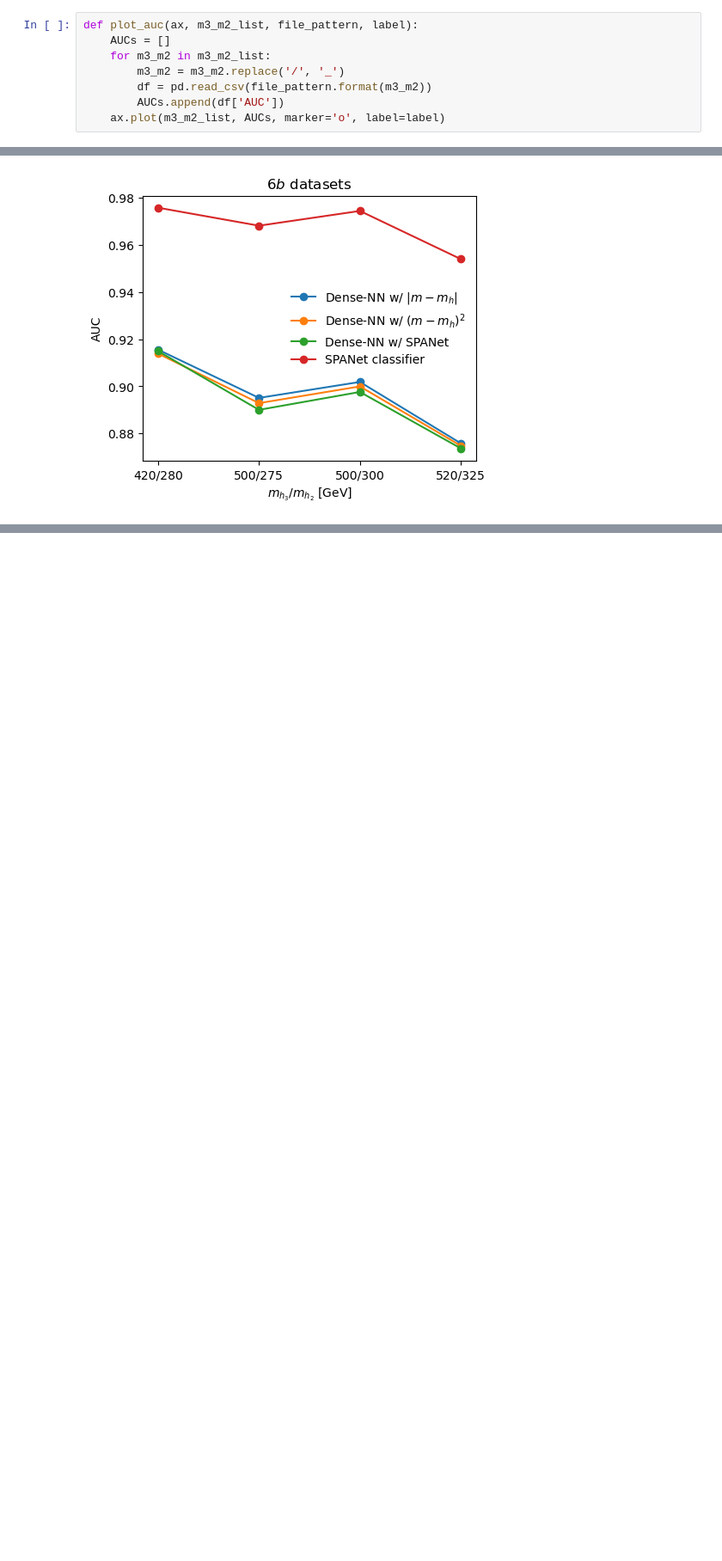
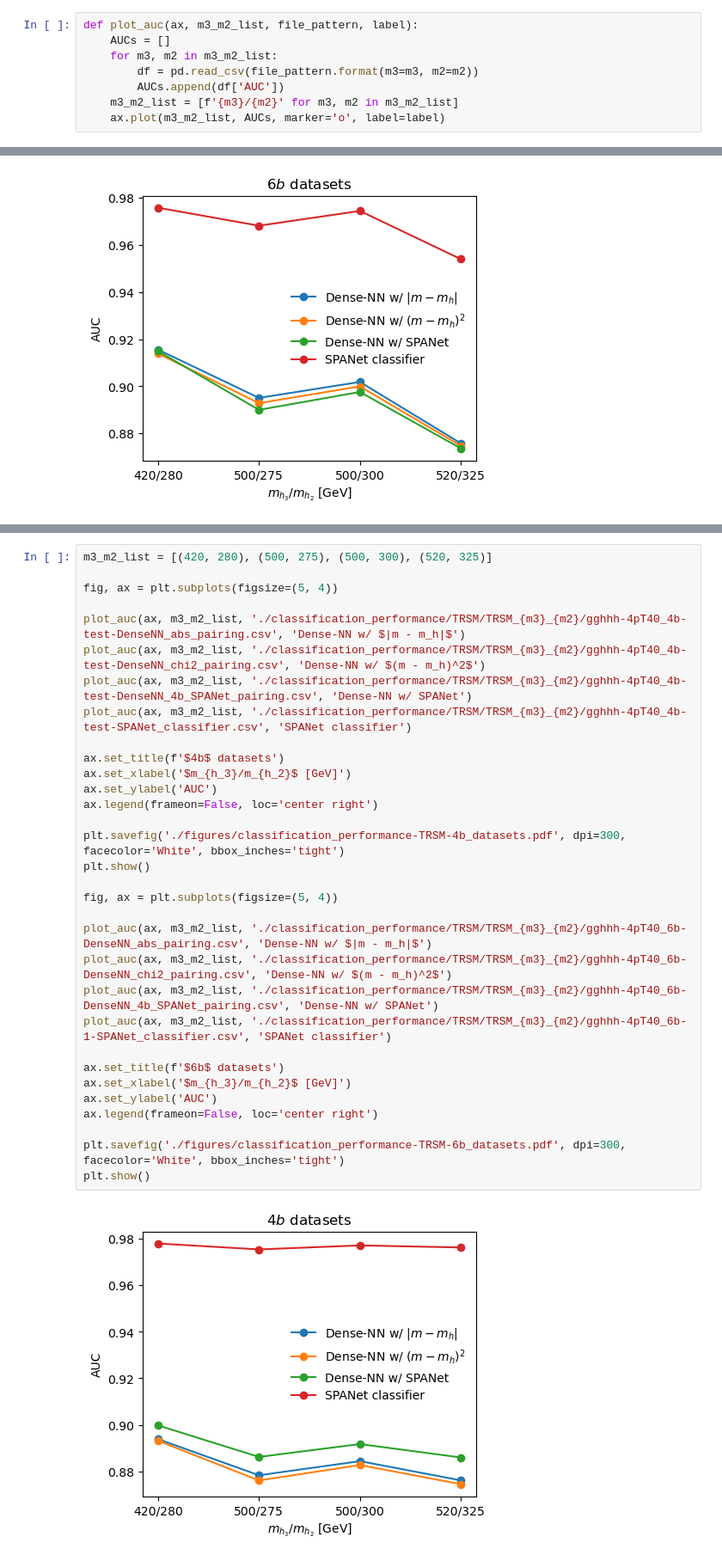
Before and after one commit to r10222035/3h6b_collider_study, a Jupyter notebook: plot_classification_performance.ipynb, the cells around one changed output, grey strips where cells are left out. Shown: that part at 86% size. Drawn from its saved outputs; the diff is of its cells as text; blank space fills up the shorter version.

Commit message:
Code: Evaluate classification performance on each mas point

```diff
--- a/plot_classification_performance.ipynb
+++ b/plot_classification_performance.ipynb
@@ -4,10 +4,10 @@ import matplotlib.pyplot as plt
 # %%
 def plot_auc(ax, m3_m2_list, file_pattern, label):
     AUCs = []
-    for m3_m2 in m3_m2_list:
-        m3_m2 = m3_m2.replace('/', '_')
-        df = pd.read_csv(file_pattern.format(m3_m2))
+    for m3, m2 in m3_m2_list:
+        df = pd.read_csv(file_pattern.format(m3=m3, m2=m2))
         AUCs.append(df['AUC'])
+    m3_m2_list = [f'{m3}/{m2}' for m3, m2 in m3_m2_list]
     ax.plot(m3_m2_list, AUCs, marker='o', label=label)
 # %%
 m3_m2_list = ['420/280', '500/275', '500/300', '520/325']
@@ -49,0 +52,34 @@ plt.show()
+# %%
+m3_m2_list = [(420, 280), (500, 275), (500, 300), (520, 325)]
+
+fig, ax = plt.subplots(figsize=(5, 4))
+
+plot_auc(ax, m3_m2_list, './classification_performance/TRSM/TRSM_{m3}_{m2}/gghhh-4pT40_4b-test-DenseNN_abs_pairing.csv', 'Dense-NN w/ $|m - m_h|$')
+plot_auc(ax, m3_m2_list, './classification_performance/TRSM/TRSM_{m3}_{m2}/gghhh-4pT40_4b-test-DenseNN_chi2_pairing.csv', 'Dense-NN w/ $(m - m_h)^2$')
+plot_auc(ax, m3_m2_list, './classification_performance/TRSM/TRSM_{m3}_{m2}/gghhh-4pT40_4b-test-DenseNN_4b_SPANet_pairing.csv', 'Dense-NN w/ SPANet')
+plot_auc(ax, m3_m2_list, './classification_performance/TRSM/TRSM_{m3}_{m2}/gghhh-4pT40_4b-test-SPANet_classifier.csv', 'SPANet classifier')
+
+ax.set_title(f'$4b$ datasets')
+ax.set_xlabel('$m_{h_3}/m_{h_2}$ [GeV]')
+ax.set_ylabel('AUC')
+ax.legend(frameon=False, loc='center right')
+
+plt.savefig('./figures/classification_performance-TRSM-4b_datasets.pdf', dpi=300, facecolor='White', bbox_inches='tight')
+plt.show()
+
+fig, ax = plt.subplots(figsize=(5, 4))
+
+plot_auc(ax, m3_m2_list, './classification_performance/TRSM/TRSM_{m3}_{m2}/gghhh-4pT40_6b-DenseNN_abs_pairing.csv', 'Dense-NN w/ $|m - m_h|$')
+plot_auc(ax, m3_m2_list, './classification_performance/TRSM/TRSM_{m3}_{m2}/gghhh-4pT40_6b-DenseNN_chi2_pairing.csv', 'Dense-NN w/ $(m - m_h)^2$')
+plot_auc(ax, m3_m2_list, './classification_performance/TRSM/TRSM_{m3}_{m2}/gghhh-4pT40_6b-DenseNN_4b_SPANet_pairing.csv', 'Dense-NN w/ SPANet')
+plot_auc(ax, m3_m2_list, './classification_performance/TRSM/TRSM_{m3}_{m2}/gghhh-4pT40_6b-1-SPANet_classifier.csv', 'SPANet classifier')
+
+ax.set_title(f'$6b$ datasets')
+ax.set_xlabel('$m_{h_3}/m_{h_2}$ [GeV]')
+ax.set_ylabel('AUC')
+ax.legend(frameon=False, loc='center right')
+
+plt.savefig('./figures/classification_performance-TRSM-6b_datasets.pdf', dpi=300, facecolor='White', bbox_inches='tight')
+plt.show()
+# %% [output]
+[figure, added]
```
Also changed, not shown: parts of 2 cells of this notebook, 37 other files.
